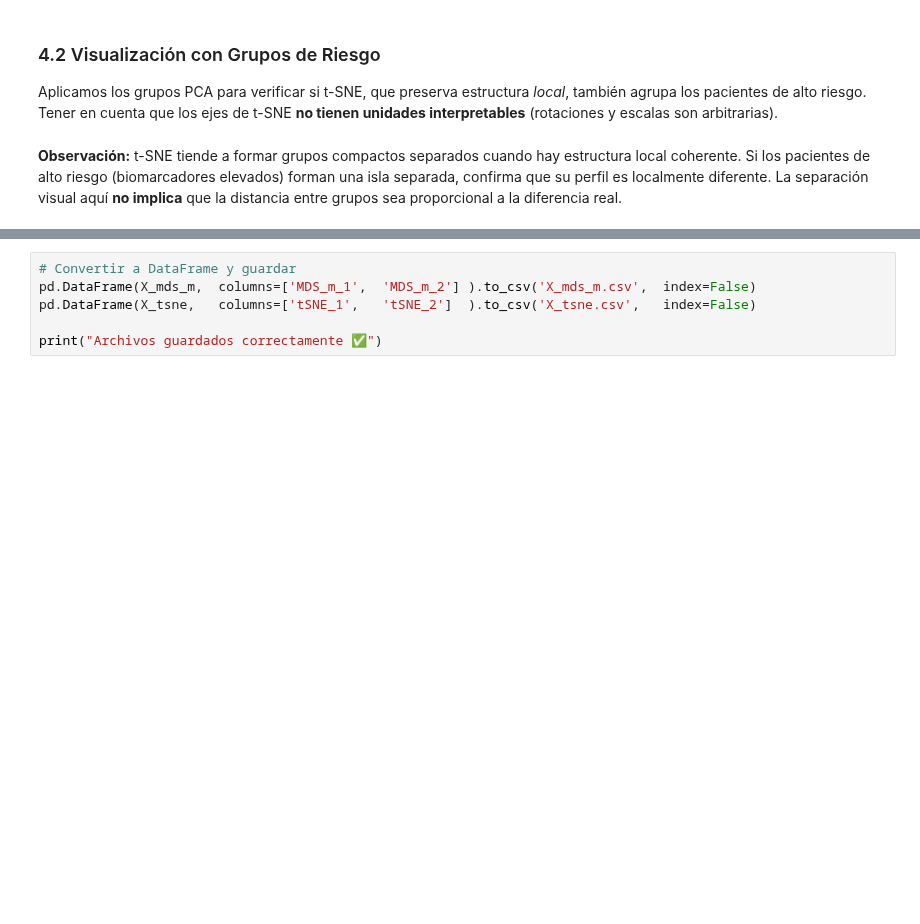
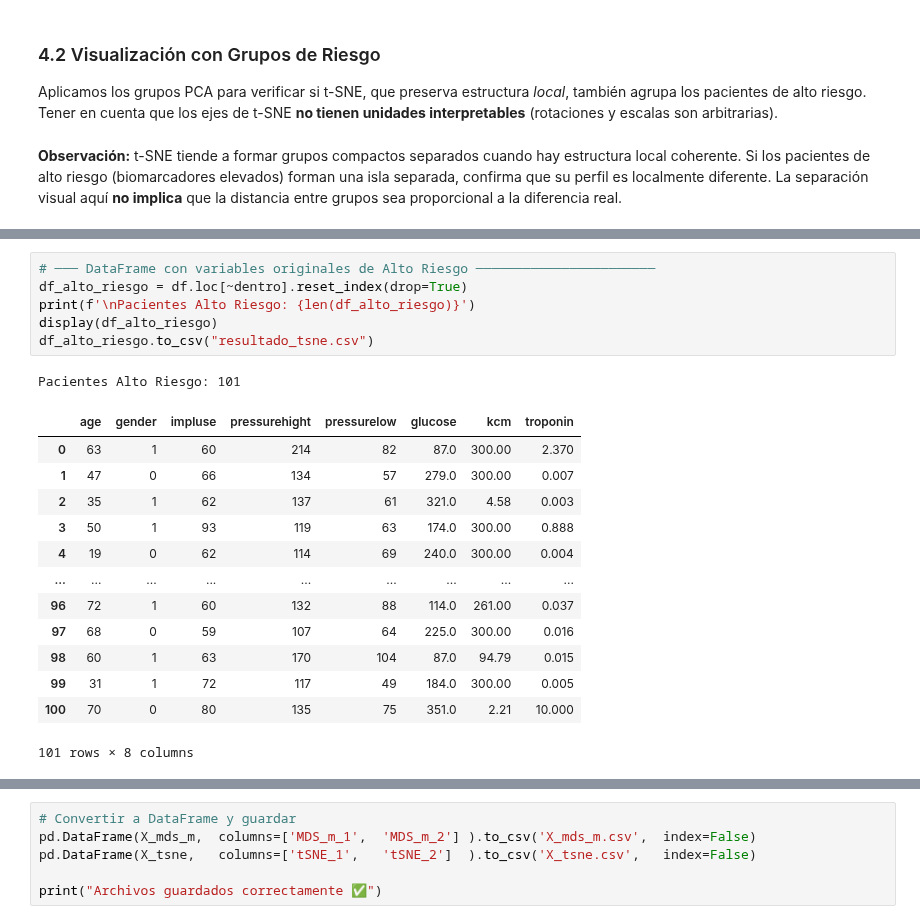
Before and after one commit to somexav/ciencia_datos_m3_e1, a Jupyter notebook: M3E1_HeartAttack_Xavier.ipynb, the cells around one changed output, grey strips where cells are left out. Saved outputs shown, nothing was run; the diff lists cells and outputs as text; blank space fills up the shorter version.

```diff
--- a/M3E1_HeartAttack_Xavier.ipynb
+++ b/M3E1_HeartAttack_Xavier.ipynb
@@ -863,0 +861,21 @@ Name: count, dtype: int64
+# %%
+# ─── DataFrame con variables originales de Alto Riesgo ───────────────────────
+df_alto_riesgo = df.loc[~dentro].reset_index(drop=True)
+print(f'\nPacientes Alto Riesgo: {len(df_alto_riesgo)}')
+display(df_alto_riesgo)
+df_alto_riesgo.to_csv("resultado_tsne.csv")
+# %% [output]
+Pacientes Alto Riesgo: 101
+|  | age | gender | impluse | pressurehight | pressurelow | glucose | kcm | troponin |
+| 0 | 63 | 1 | 60 | 214 | 82 | 87.0 | 300.00 | 2.370 |
+| 1 | 47 | 0 | 66 | 134 | 57 | 279.0 | 300.00 | 0.007 |
+| 2 | 35 | 1 | 62 | 137 | 61 | 321.0 | 4.58 | 0.003 |
+| 3 | 50 | 1 | 93 | 119 | 63 | 174.0 | 300.00 | 0.888 |
+| 4 | 19 | 0 | 62 | 114 | 69 | 240.0 | 300.00 | 0.004 |
+| ... | ... | ... | ... | ... | ... | ... | ... | ... |
+| 96 | 72 | 1 | 60 | 132 | 88 | 114.0 | 261.00 | 0.037 |
+| 97 | 68 | 0 | 59 | 107 | 64 | 225.0 | 300.00 | 0.016 |
+| 98 | 60 | 1 | 63 | 170 | 104 | 87.0 | 94.79 | 0.015 |
+| 99 | 31 | 1 | 72 | 117 | 49 | 184.0 | 300.00 | 0.005 |
+| 100 | 70 | 0 | 80 | 135 | 75 | 351.0 | 2.21 | 10.000 |
+101 rows × 8 columns
```
Also changed, not shown: parts of 14 cells of this notebook, 3 other files.
